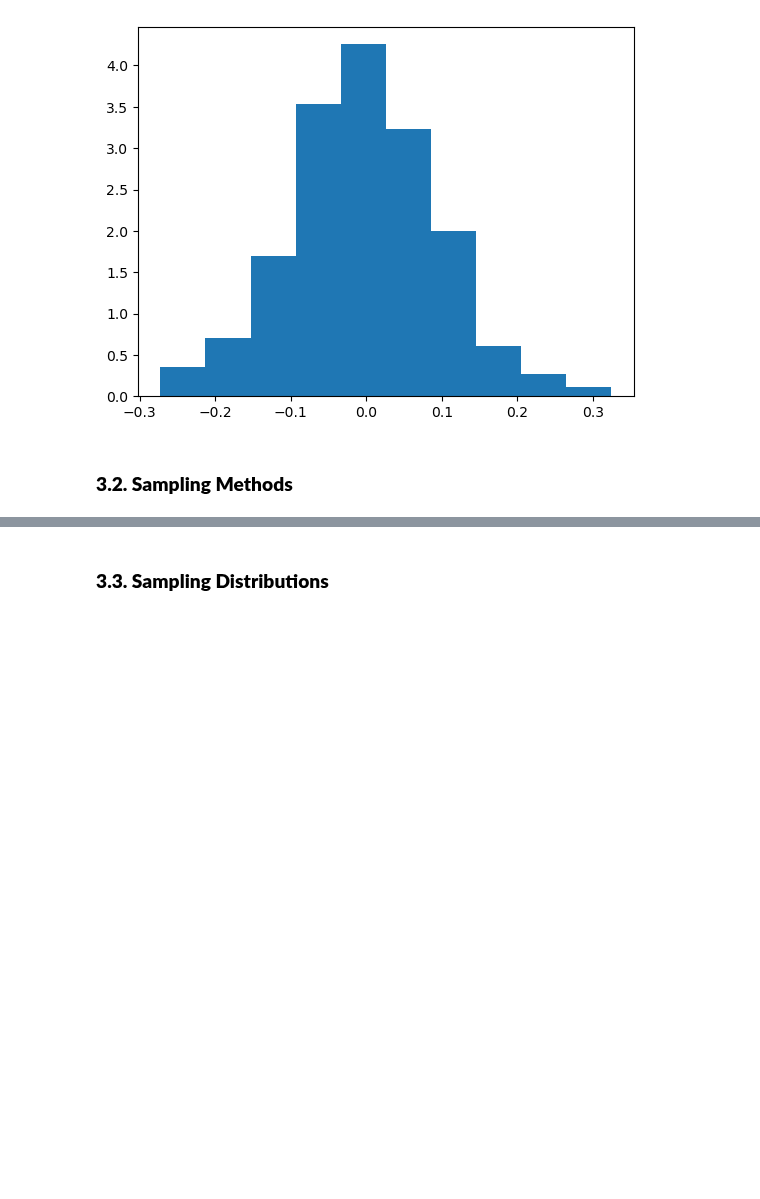
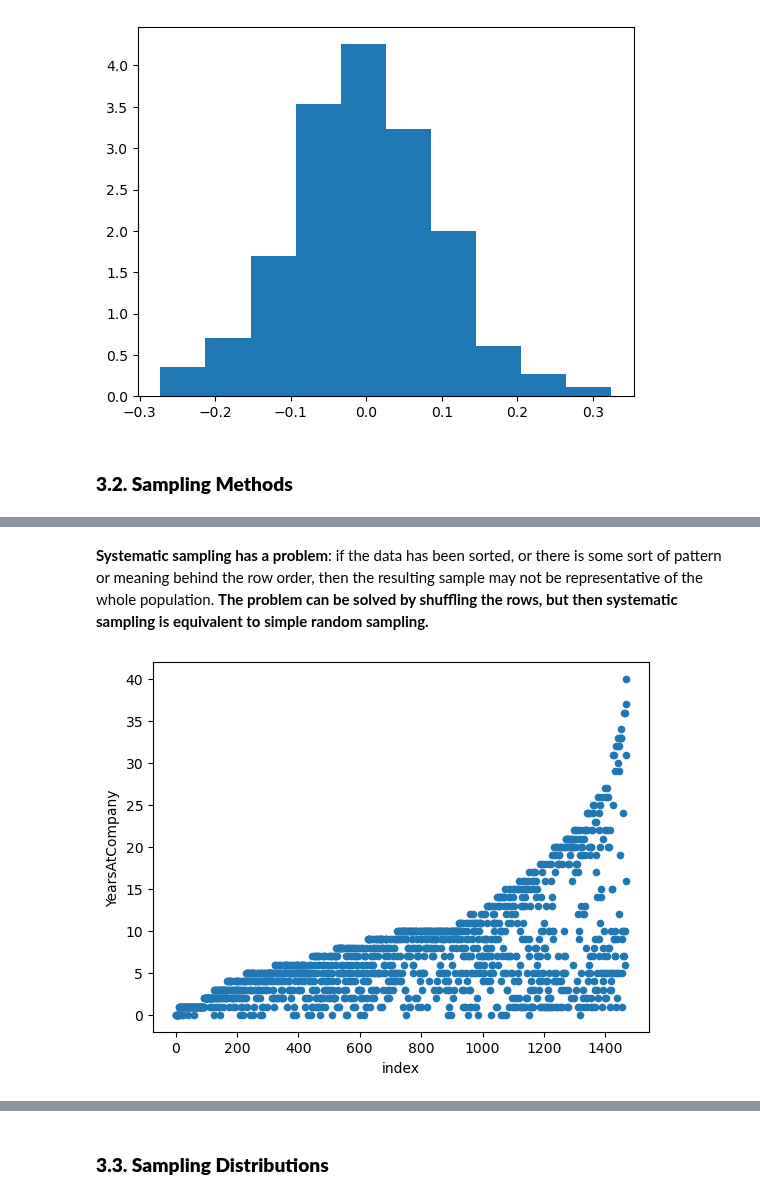
Before and after one commit to ONURYI/Data-Scientist-Professional-with-Python, a Jupyter notebook: Block III - Statistics/3.Sampling in Python.ipynb, the cells around one changed output, grey strips where cells are left out. Saved outputs shown, nothing was run; the diff lists cells and outputs as text; code cells hidden in the pictures; blank space fills up the shorter version.

```diff
--- a/Block III - Statistics/3.Sampling in Python.ipynb
+++ b/Block III - Statistics/3.Sampling in Python.ipynb
@@ -77,0 +82,3 @@ plt.show()
+# %%
+attrition_pop = pd.read_feather('../datasets/attrition.feather')
+attrition_pop.head()
@@ -77,0 +147,11 @@ plt.show()
+# %% [markdown]
+**Systematic sampling has a problem**: if the data has been sorted, or there is some sort of pattern or meaning behind the row order, then the resulting sample may not be representative of the whole population. **The problem can be solved by shuffling the rows, but then systematic sampling is equivalent to simple random sampling.**
+# %%
+# Add an index column to attrition_pop
+attrition_pop_id = attrition_pop.reset_index()
+
+# Plot YearsAtCompany vs. index for attrition_pop_id
+attrition_pop_id.plot(x="index", y="YearsAtCompany", kind="scatter")
+plt.show()
+# %% [output]
+[figure, added]
```
Also changed, not shown: parts of 16 cells of this notebook.
